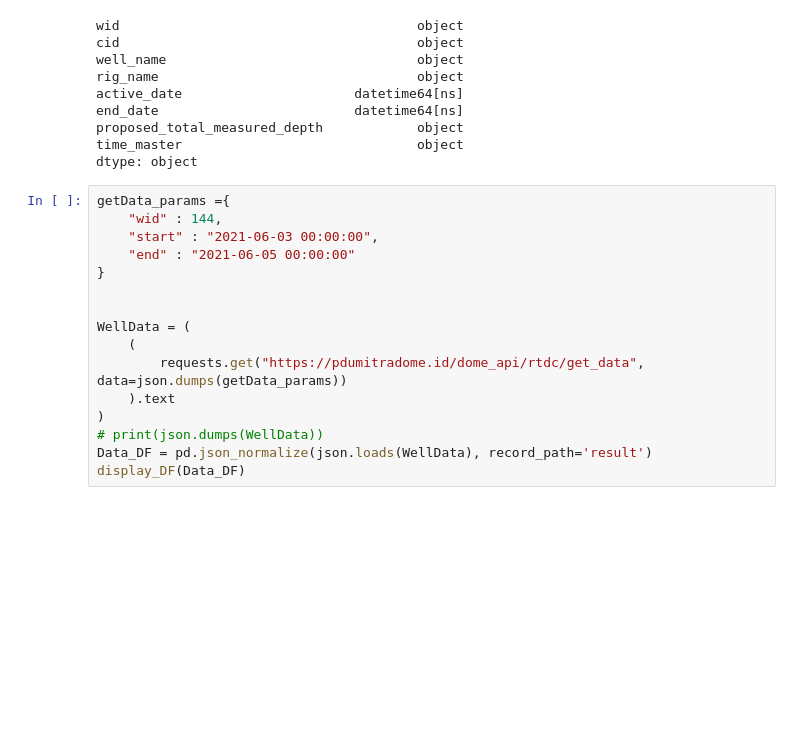
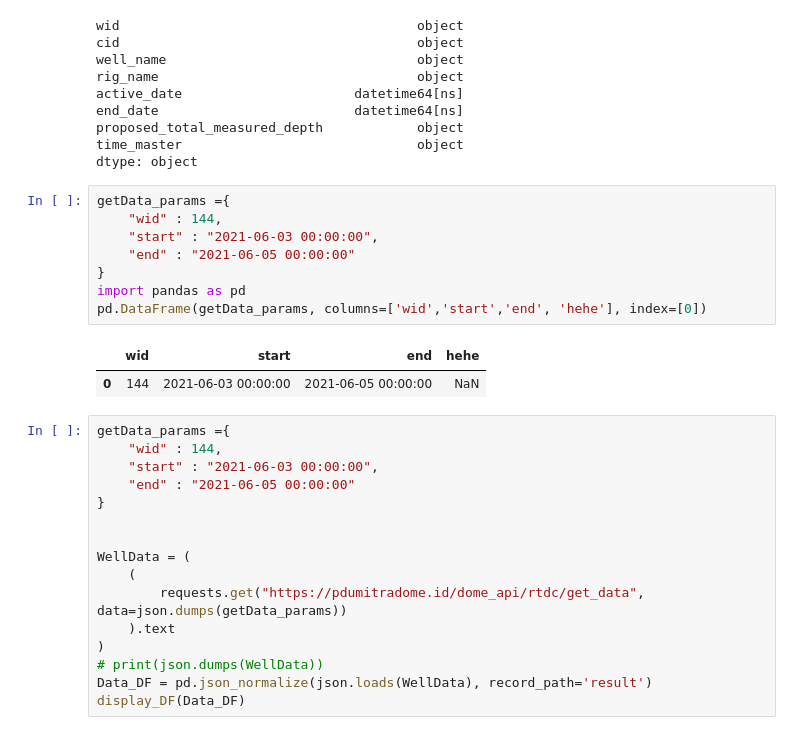
Before and after one commit to jiunx7174/MIH-Dashboard-Project, a Jupyter notebook: Notebook/08_getDomeAPI copy.ipynb, the cells around one changed output. Saved outputs shown, nothing was run; the diff lists cells and outputs as text; blank space fills up the shorter version.

```diff
--- a/Notebook/08_getDomeAPI copy.ipynb
+++ b/Notebook/08_getDomeAPI copy.ipynb
@@ -80,6 +80,17 @@ end_date                         datetime64[ns]
 proposed_total_measured_depth            object
 time_master                              object
 dtype: object
+# %%
+getData_params ={
+	"wid" : 144,
+	"start" : "2021-06-03 00:00:00",
+   	"end" : "2021-06-05 00:00:00"
+}
+import pandas as pd
+pd.DataFrame(getData_params, columns=['wid','start','end', 'hehe'], index=[0])
+# %% [output]
+|  | wid | start | end | hehe |
+| 0 | 144 | 2021-06-03 00:00:00 | 2021-06-05 00:00:00 | NaN |
 # %%
 getData_params ={
 	"wid" : 144,
```
Also changed, not shown: 8 other files.
